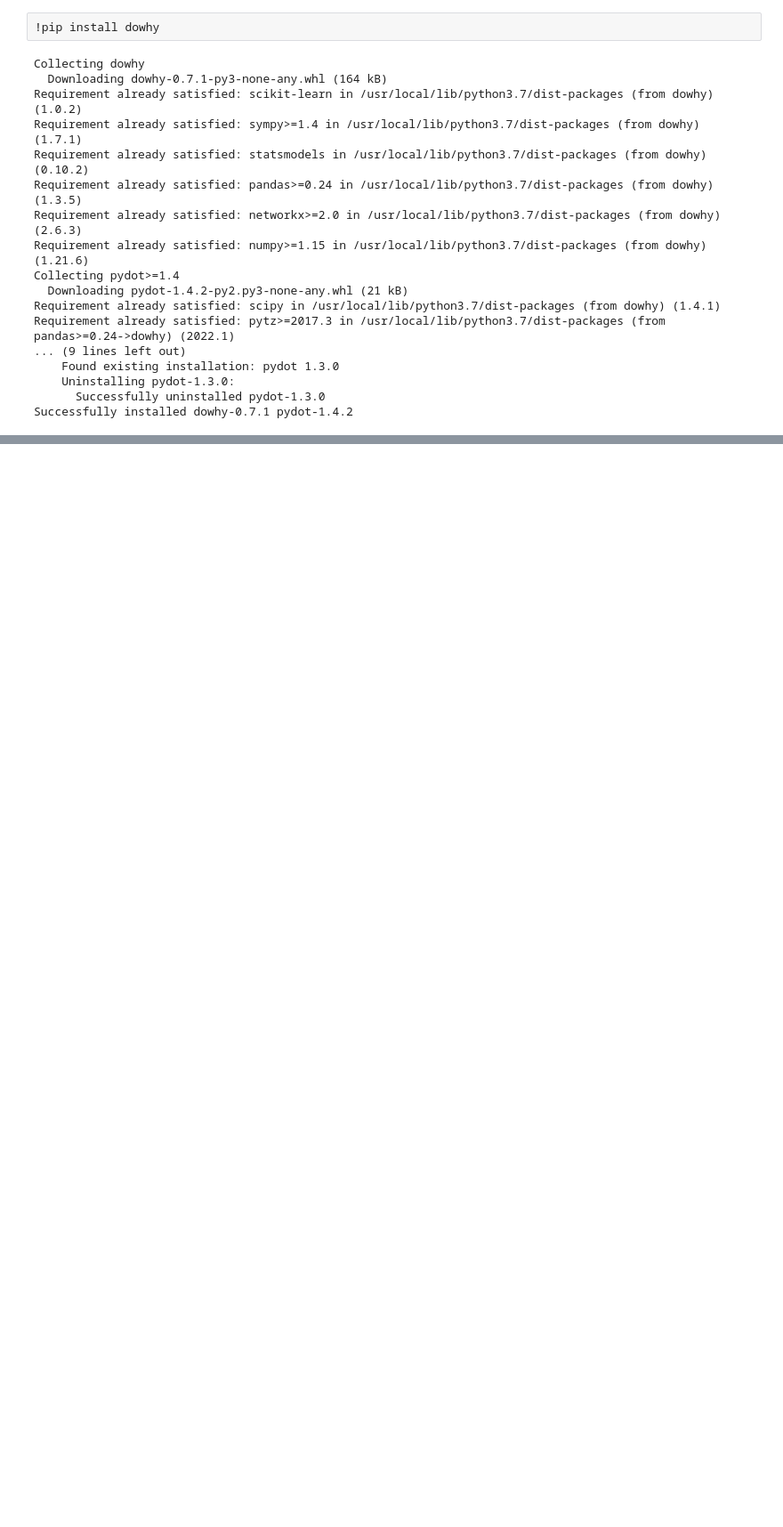
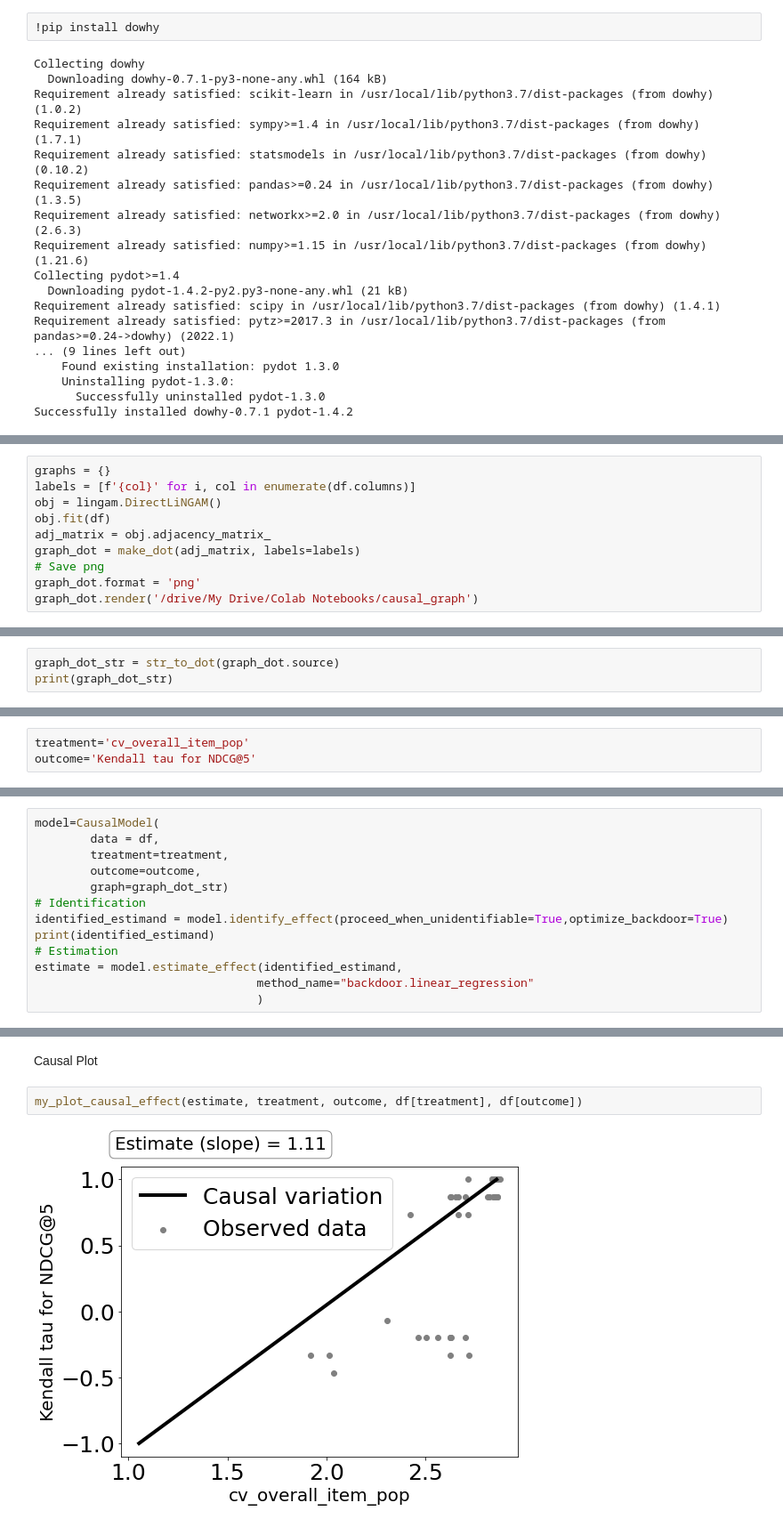
Before and after one commit to GianvitoC/Causal_Fairness, a Jupyter notebook: CausalDiscoveryRecSys.ipynb, the cells around one changed output, grey strips where cells are left out. Shown at 89% size. Saved outputs shown, nothing was run; the diff lists cells and outputs as text; blank space fills up the shorter version.

```diff
--- a/CausalDiscoveryRecSys.ipynb
+++ b/CausalDiscoveryRecSys.ipynb
@@ -41,0 +151,10 @@ Successfully installed lingam-1.5.5
+# %%
+graphs = {}
+labels = [f'{col}' for i, col in enumerate(df.columns)]
+obj = lingam.DirectLiNGAM()
+obj.fit(df)
+adj_matrix = obj.adjacency_matrix_
+graph_dot = make_dot(adj_matrix, labels=labels)
+# Save png
+graph_dot.format = 'png'
+graph_dot.render('/drive/My Drive/Colab Notebooks/causal_graph')
@@ -41,0 +165,3 @@ Successfully installed lingam-1.5.5
+# %%
+graph_dot_str = str_to_dot(graph_dot.source)
+print(graph_dot_str)
@@ -41,0 +172,3 @@ Successfully installed lingam-1.5.5
+# %%
+treatment='cv_overall_item_pop'
+outcome='Kendall tau for NDCG@5'
@@ -41,0 +177,13 @@ Successfully installed lingam-1.5.5
+# %%
+model=CausalModel(
+        data = df,
+        treatment=treatment,
+        outcome=outcome,
+        graph=graph_dot_str)
+# Identification
+identified_estimand = model.identify_effect(proceed_when_unidentifiable=True,optimize_backdoor=True)
+print(identified_estimand)
+# Estimation
+estimate = model.estimate_effect(identified_estimand,
+                                method_name="backdoor.linear_regression"
+                                )
@@ -41,0 +246,6 @@ Successfully installed lingam-1.5.5
+# %% [markdown]
+Causal Plot
+# %%
+my_plot_causal_effect(estimate, treatment, outcome, df[treatment], df[outcome])
+# %% [output]
+[figure, added]
```
Also changed, not shown: parts of 26 cells of this notebook.
